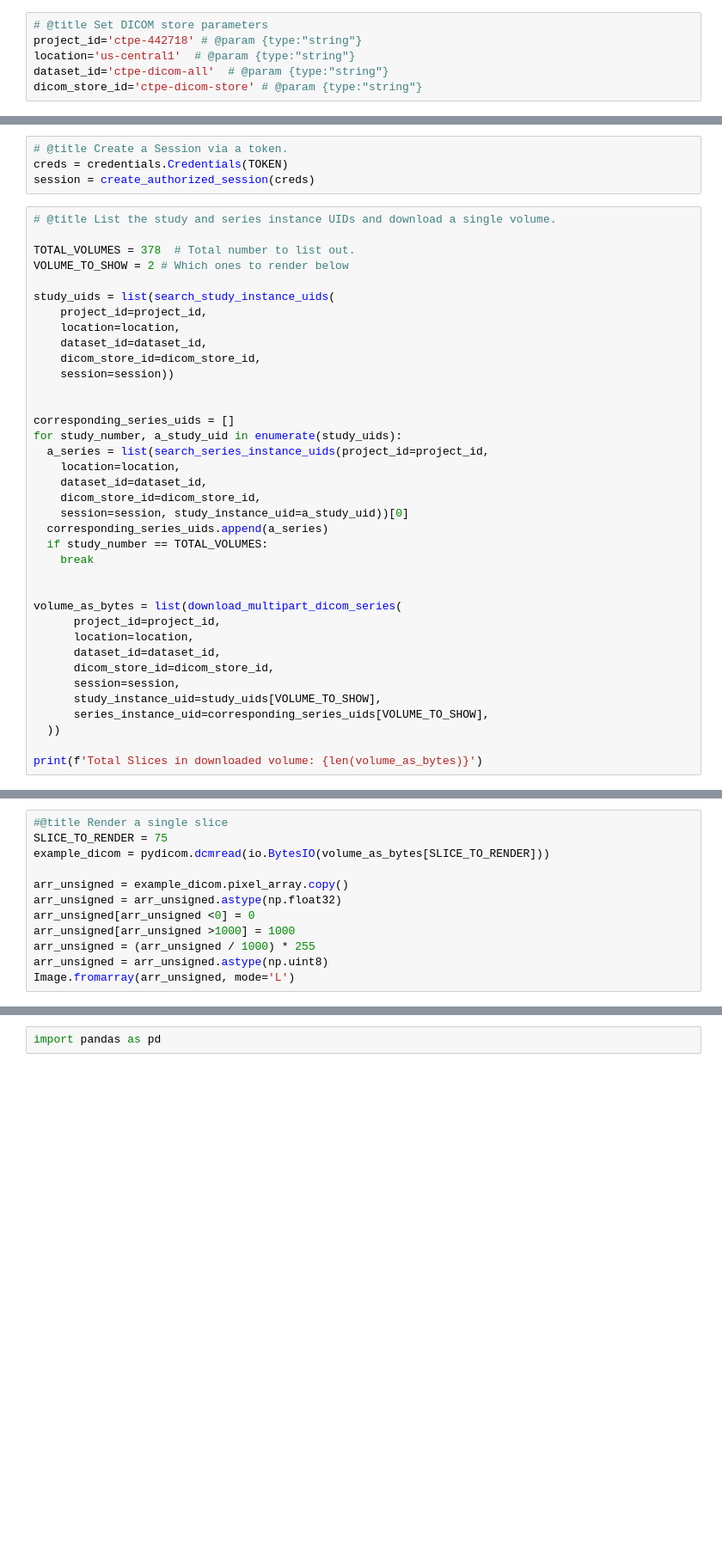
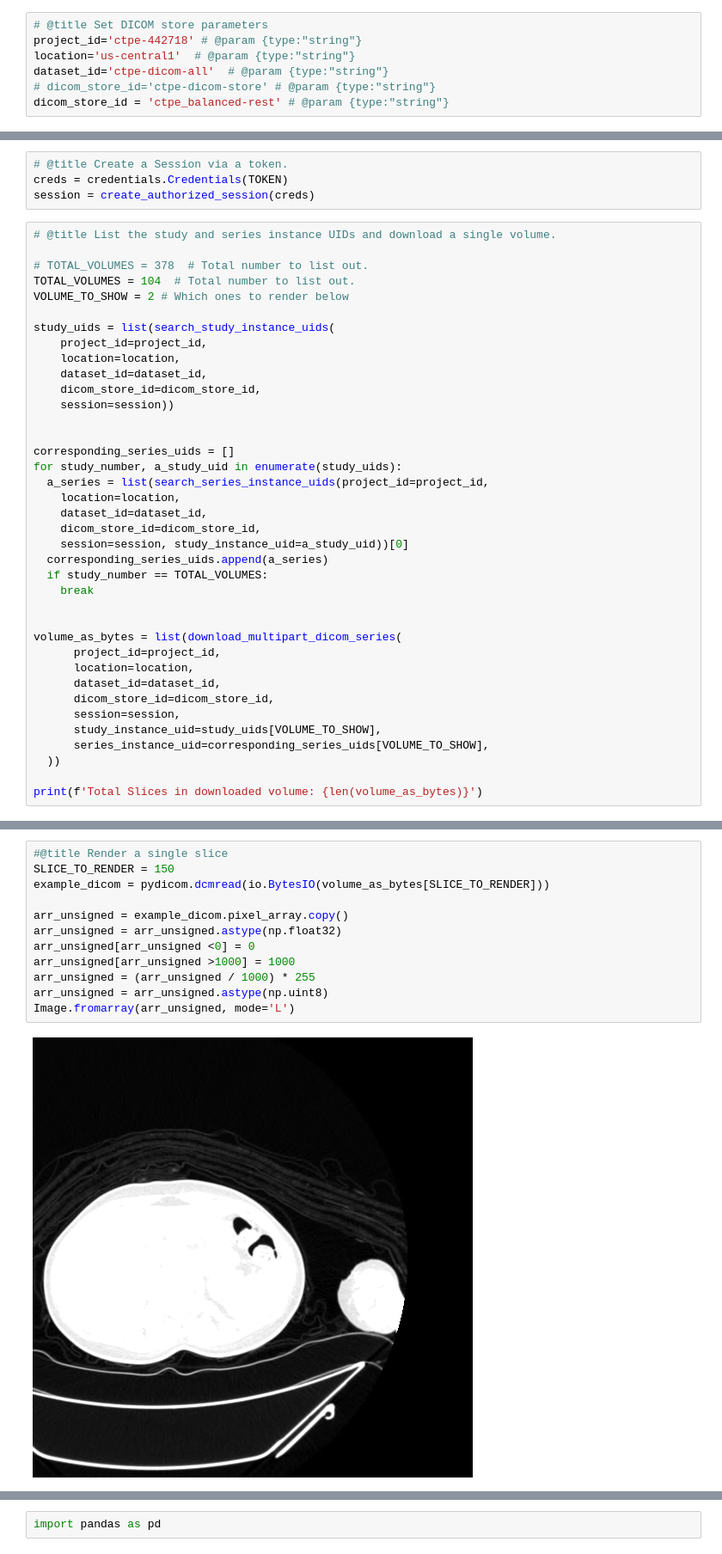
Before and after one commit to sara-hrad/AI-in-medical-imaging, a Jupyter notebook: ct-foundation/CT_Foundation_Demo.ipynb, the cells around one changed output, grey strips where cells are left out. Shown at 86% size. Drawn from its saved outputs; the diff is of its cells as text; blank space fills up the shorter version.

```diff
--- a/ct-foundation/CT_Foundation_Demo.ipynb
+++ b/ct-foundation/CT_Foundation_Demo.ipynb
@@ -406,7 +388,8 @@ TOKEN
 project_id='ctpe-442718' # @param {type:"string"}
 location='us-central1'  # @param {type:"string"}
 dataset_id='ctpe-dicom-all'  # @param {type:"string"}
-dicom_store_id='ctpe-dicom-store' # @param {type:"string"}
+# dicom_store_id='ctpe-dicom-store' # @param {type:"string"}
+dicom_store_id = 'ctpe_balanced-rest' # @param {type:"string"}
 # %% [markdown]
 <a name="train-nlst"></a>
 # Train a model with the embeddings from NLST
@@ -574,7 +555,8 @@ session = create_authorized_session(creds)
 # %%
 # @title List the study and series instance UIDs and download a single volume.
 
-TOTAL_VOLUMES = 378  # Total number to list out.
+# TOTAL_VOLUMES = 378  # Total number to list out.
+TOTAL_VOLUMES = 104  # Total number to list out.
 VOLUME_TO_SHOW = 2 # Which ones to render below
 
 study_uids = list(search_study_instance_uids(
@@ -613,15 +595,17 @@ Total Slices in downloaded volume: 198
 # %%
 #@title Render a single slice
-SLICE_TO_RENDER = 75
+SLICE_TO_RENDER = 150
 example_dicom = pydicom.dcmread(io.BytesIO(volume_as_bytes[SLICE_TO_RENDER]))
 
 arr_unsigned = example_dicom.pixel_array.copy()
 arr_unsigned = arr_unsigned.astype(np.float32)
 arr_unsigned[arr_unsigned <0] = 0
 arr_unsigned[arr_unsigned >1000] = 1000
 arr_unsigned = (arr_unsigned / 1000) * 255
 arr_unsigned = arr_unsigned.astype(np.uint8)
 Image.fromarray(arr_unsigned, mode='L')
+# %% [output]
+[figure, added]
 # %% [markdown]
 ## Call the API to compute embeddings for the selected volume.
 
```
Also changed, not shown: parts of 4 cells of this notebook.
